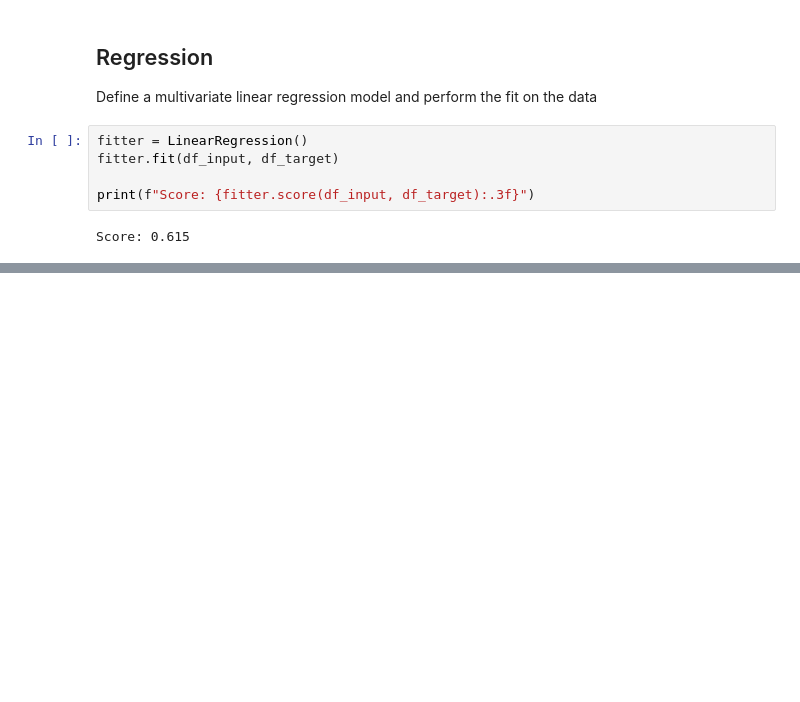
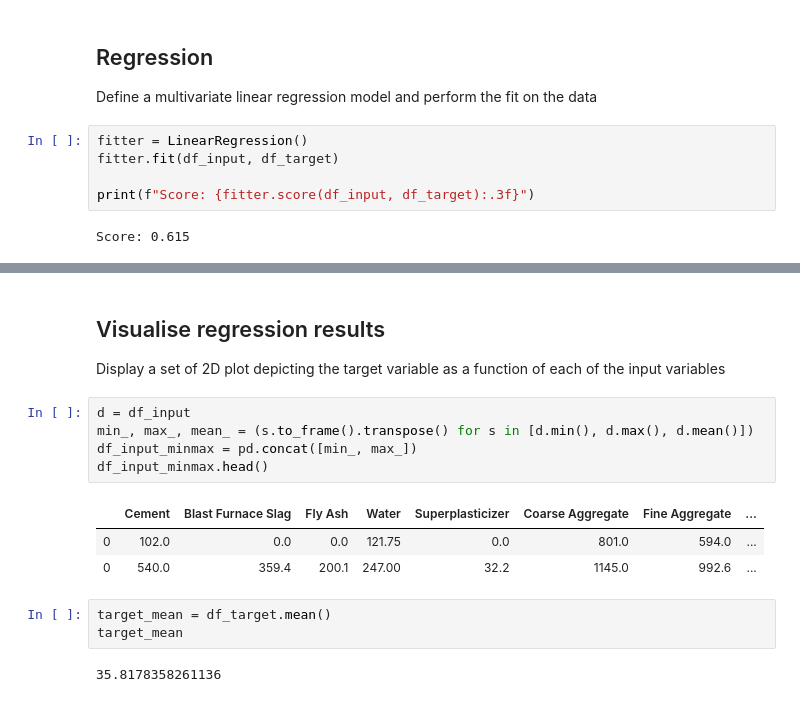
Before and after one commit to animaviridis/machine-learning-assessment, a Jupyter notebook: assignment1/task1/regression.ipynb, the cells around one changed output, grey strips where cells are left out. Drawn from its saved outputs; the diff is of its cells as text; blank space fills up the shorter version.

```diff
--- a/assignment1/task1/regression.ipynb
+++ b/assignment1/task1/regression.ipynb
@@ -126,0 +145,18 @@ LinearRegression(copy_X=True, fit_intercept=True, n_jobs=None, normalize=False)
+# %% [markdown]
+## Visualise regression results
+
+Display a set of 2D plot depicting the target variable as a function of each of the input variables
+# %%
+d = df_input
+min_, max_, mean_ = (s.to_frame().transpose() for s in [d.min(), d.max(), d.mean()])
+df_input_minmax = pd.concat([min_, max_])
+df_input_minmax.head()
+# %% [output]
+|  | Cement | Blast Furnace Slag | Fly Ash | Water | Superplasticizer | Coarse Aggregate | Fine Aggregate | ... |
+| 0 | 102.0 | 0.0 | 0.0 | 121.75 | 0.0 | 801.0 | 594.0 | ... |
+| 0 | 540.0 | 359.4 | 200.1 | 247.00 | 32.2 | 1145.0 | 992.6 | ... |
+# %%
+target_mean = df_target.mean()
+target_mean
+# %% [output]
+35.8178358261136
```
Also changed, not shown: parts of 11 cells of this notebook.
